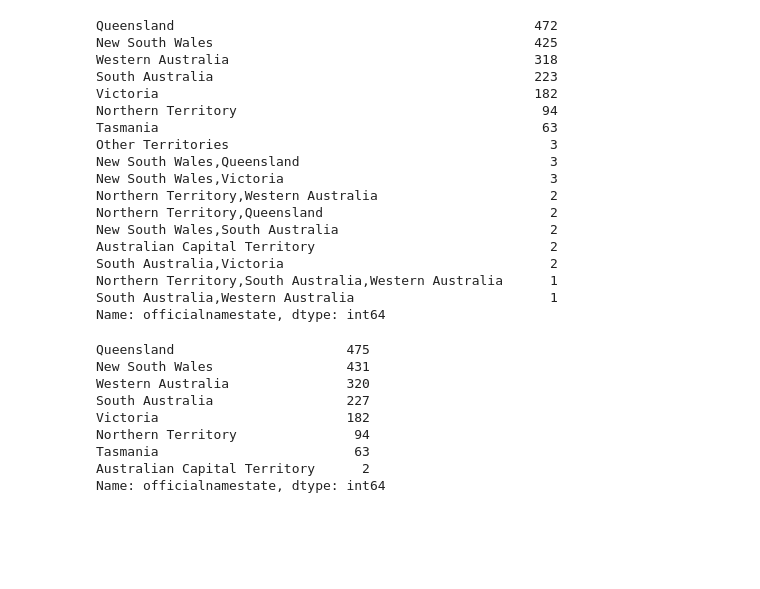
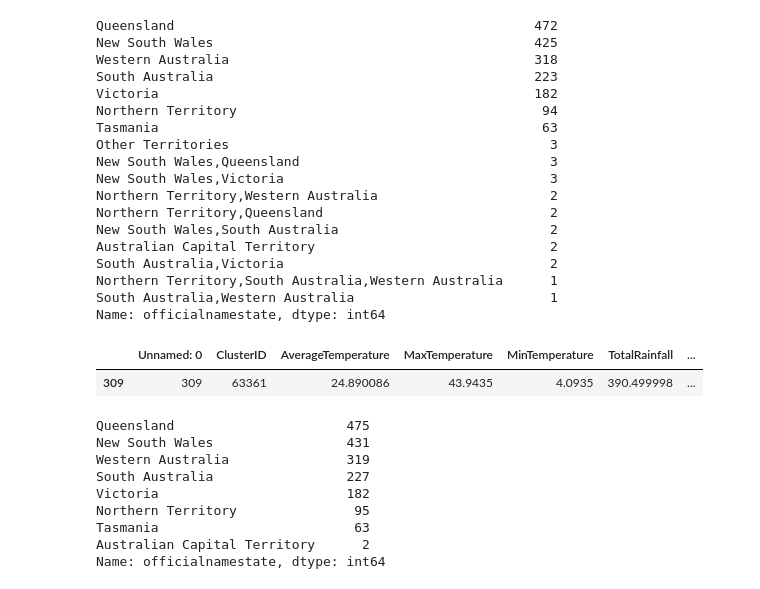
Before and after one commit to danielliu2707/AusClimate, a Jupyter notebook: symbol_map_homework_wk9/notebooks/map_data_transformation.ipynb, the cells around one changed output. Cells and saved outputs as stored; diff of their text form; code cells hidden in the pictures; blank space fills up the shorter version.

```diff
--- a/symbol_map_homework_wk9/notebooks/map_data_transformation.ipynb
+++ b/symbol_map_homework_wk9/notebooks/map_data_transformation.ipynb
@@ -137,6 +137,15 @@ weather_coord_final['officialnamestate'] = weather_coord_final['officialnamestat
 # Set Mungindi to Queensland:
 condition = weather_coord_final['officialnamesuburb'] == 'Mungindi (Qld)'
 weather_coord_final.loc[condition, 'officialnamestate'] = 'Queensland'
+
+# Set Lake Mackay to Northern Territory:
+condition = weather_coord_final['officialnamesuburb'] == 'Lake Mackay'
+weather_coord_final.loc[condition, 'officialnamestate'] = 'Northern Territory'
+# %%
+weather_coord_final[weather_coord_final['officialnamesuburb'] == 'Lake Mackay']
+# %% [output]
+|  | Unnamed: 0 | ClusterID | AverageTemperature | MaxTemperature | MinTemperature | TotalRainfall | ... |
+| 309 | 309 | 63361 | 24.890086 | 43.9435 | 4.0935 | 390.499998 | ... |
 # %%
 # Drop other terriorities outside of main Australian land mass:
 weather_coord_final = weather_coord_final[(weather_coord_final['officialnamestate'] != "Other Territories") & (weather_coord_final['officialnamesuburb'] != "Lord Howe Island")]
@@ -148,10 +157,10 @@ weather_coord_final['officialnamestate'].value_counts()
 # %% [output]
 Queensland                      475
 New South Wales                 431
-Western Australia               320
+Western Australia               319
 South Australia                 227
 Victoria                        182
-Northern Territory               94
+Northern Territory               95
 Tasmania                         63
 Australian Capital Territory      2
 Name: officialnamestate, dtype: int64
```
Also changed, not shown: 1 other file.
